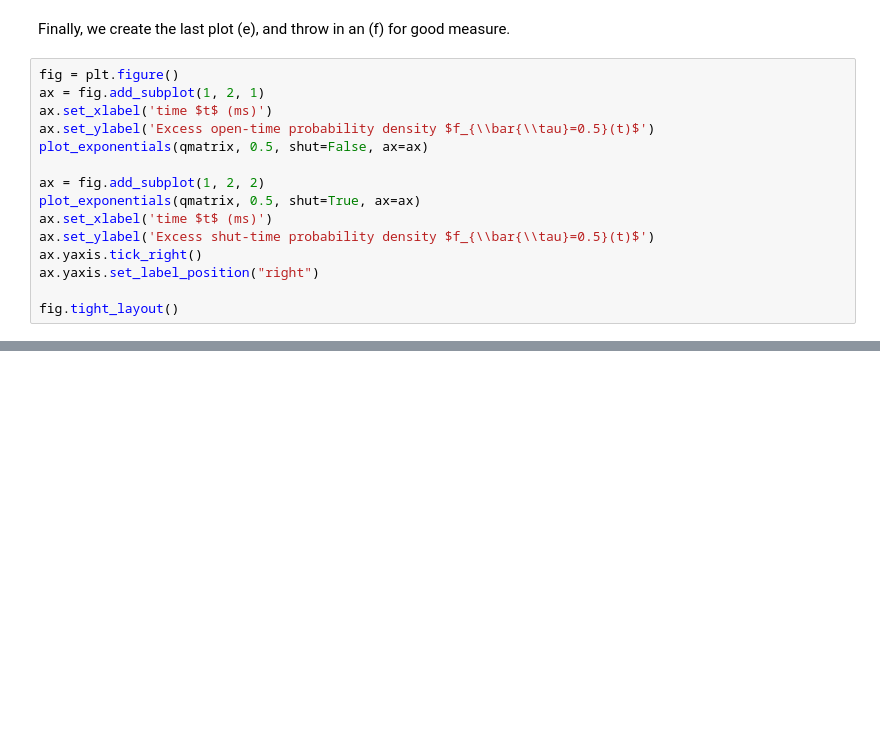
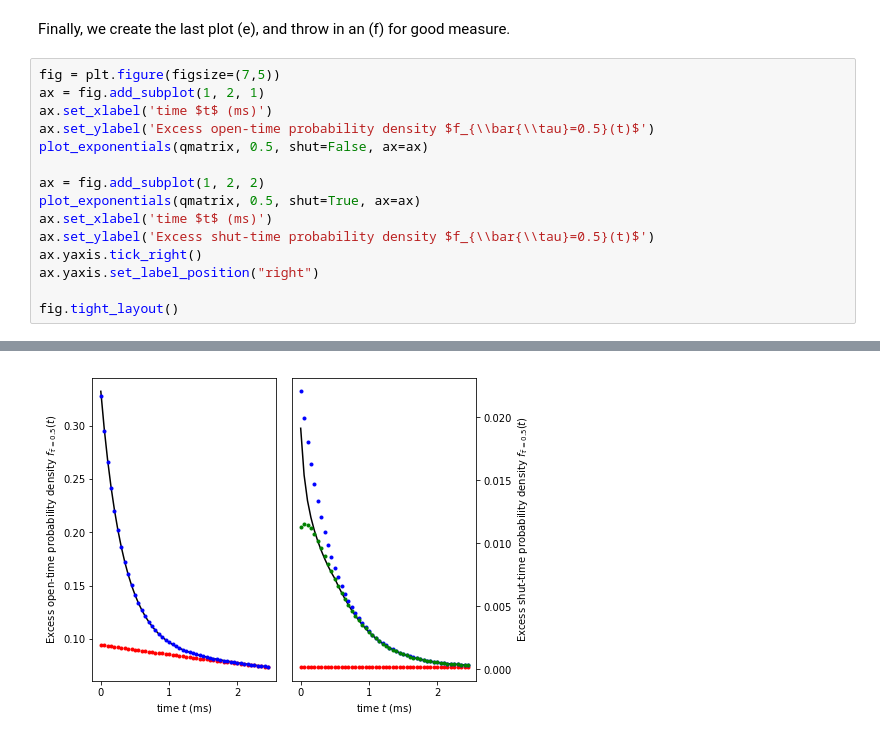
Before and after one commit to DCPROGS/HJCFIT, a Jupyter notebook: exploration/CH82.ipynb, the cells around one changed output, grey strips where cells are left out. Drawn from its saved outputs; the diff is of its cells as text; blank space fills up the shorter version.

```diff
--- a/exploration/CH82.ipynb
+++ b/exploration/CH82.ipynb
@@ -105,7 +103,7 @@ fig.tight_layout()
 # %% [markdown]
 Finally, we create the last plot (e), and throw in an (f) for good measure.
 # %%
-fig = plt.figure()
+fig = plt.figure(figsize=(7,5))
 ax = fig.add_subplot(1, 2, 1)
 ax.set_xlabel('time $t$ (ms)')
 ax.set_ylabel('Excess open-time probability density $f_{\\bar{\\tau}=0.5}(t)$')
@@ -125,3 +121,4 @@ fig.tight_layout()
+[figure, added]
 # %%
 from dcprogs.likelihood import QMatrix, MissedEventsG
 
```
Also changed, not shown: parts of 5 cells of this notebook, 7 other files.
